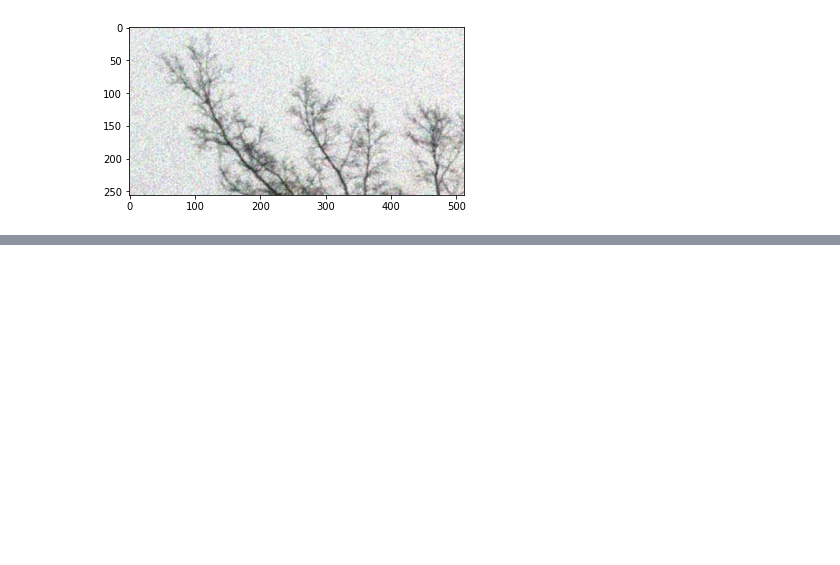
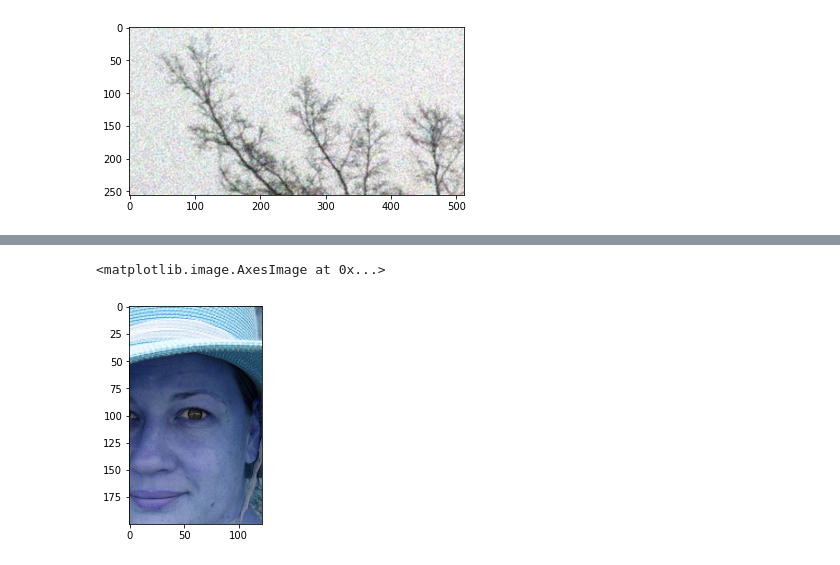
Before and after one commit to anismehrab/MULTIPSE, a Jupyter notebook: train.ipynb, the cells around one changed output, grey strips where cells are left out. Saved outputs shown, nothing was run; the diff lists cells and outputs as text; code cells hidden in the pictures; blank space fills up the shorter version.

```diff
--- a/train.ipynb
+++ b/train.ipynb
@@ -541,0 +573,5 @@ util.imsave(image1, os.path.join('PhotoDit/test_pictures/', image_name+'_blur'+'
+# %%
+plt.imshow(img_L)
+# %% [output]
+<matplotlib.image.AxesImage at 0x...>
+[figure, added]
```
Also changed, not shown: parts of 2 cells of this notebook, 36 other files.
